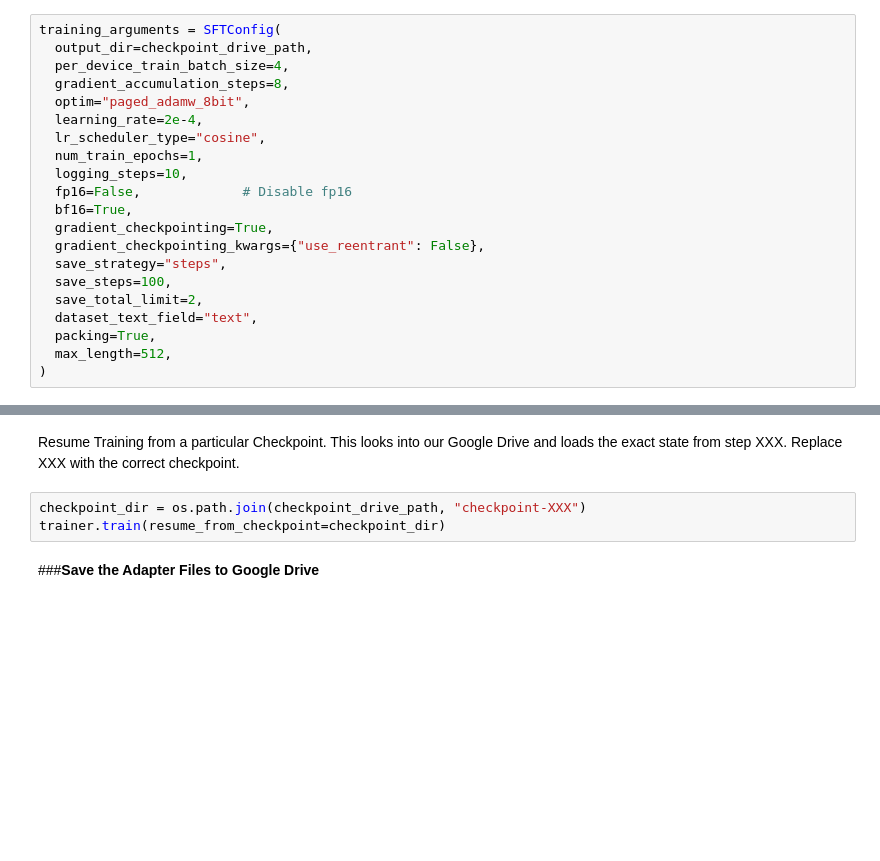
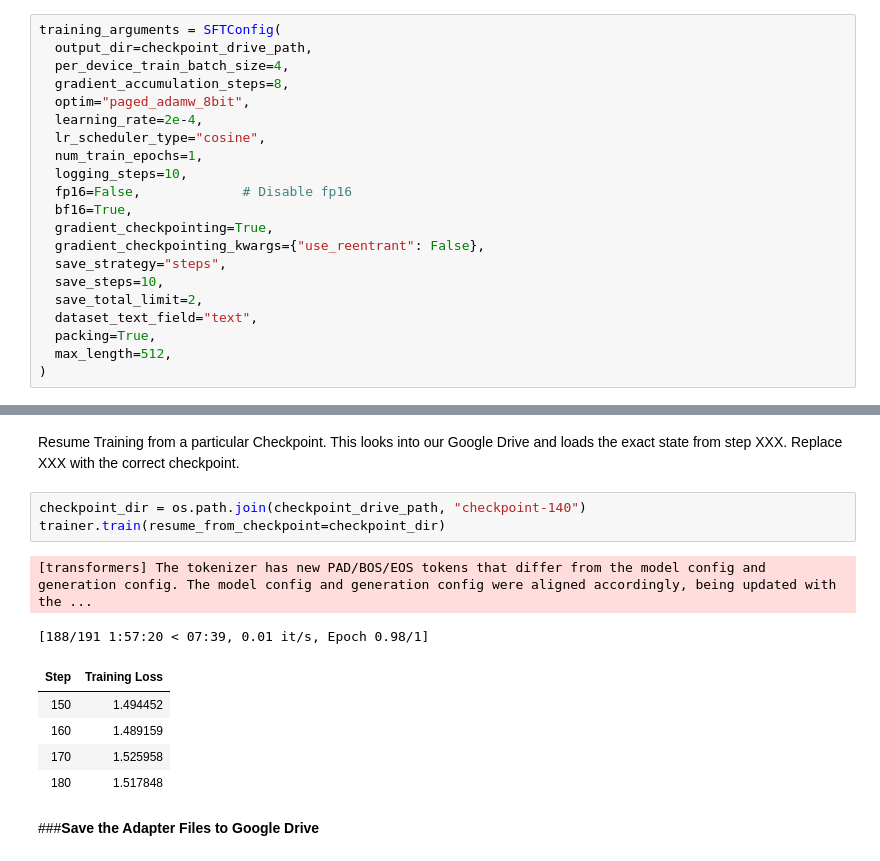
Before and after one commit to gauravdey2024/mcq-generator, a Jupyter notebook: 09_MCQ_QA_Generator_Llama.ipynb, the cells around one changed output, grey strips where cells are left out. Cells and saved outputs as stored; diff of their text form; blank space fills up the shorter version.

Commit message:
llama training checkpoint 180

```diff
--- a/09_MCQ_QA_Generator_Llama.ipynb
+++ b/09_MCQ_QA_Generator_Llama.ipynb
@@ -325,7 +332,7 @@ training_arguments = SFTConfig(
   gradient_checkpointing=True,
   gradient_checkpointing_kwargs={"use_reentrant": False},
   save_strategy="steps",
-  save_steps=100,
+  save_steps=10,
   save_total_limit=2,
   dataset_text_field="text",
   packing=True,
@@ -360,8 +383,16 @@ trainer.train()
 # %% [markdown]
 Resume Training from a particular Checkpoint. This looks into our Google Drive and loads the exact state from step XXX. Replace XXX with the correct checkpoint.
 # %%
-checkpoint_dir = os.path.join(checkpoint_drive_path, "checkpoint-XXX")
+checkpoint_dir = os.path.join(checkpoint_drive_path, "checkpoint-140")
 trainer.train(resume_from_checkpoint=checkpoint_dir)
+# %% [output]
+[transformers] The tokenizer has new PAD/BOS/EOS tokens that differ from the model config and generation config. The model config and generation config were aligned accordingly, being updated with the ...
+[188/191 1:57:20 < 07:39, 0.01 it/s, Epoch 0.98/1]
+| Step | Training Loss |
+| 150 | 1.494452 |
+| 160 | 1.489159 |
+| 170 | 1.525958 |
+| 180 | 1.517848 |
 # %% [markdown]
 ###**Save the Adapter Files to Google Drive**
 # %% [markdown]
```
Also changed, not shown: parts of 8 cells of this notebook.
